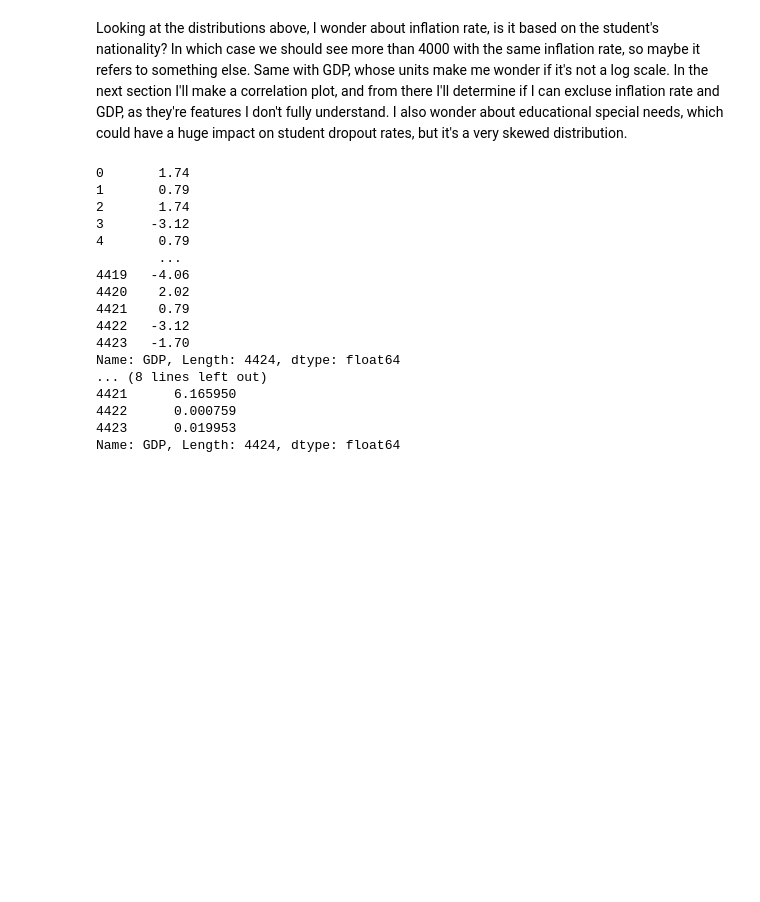
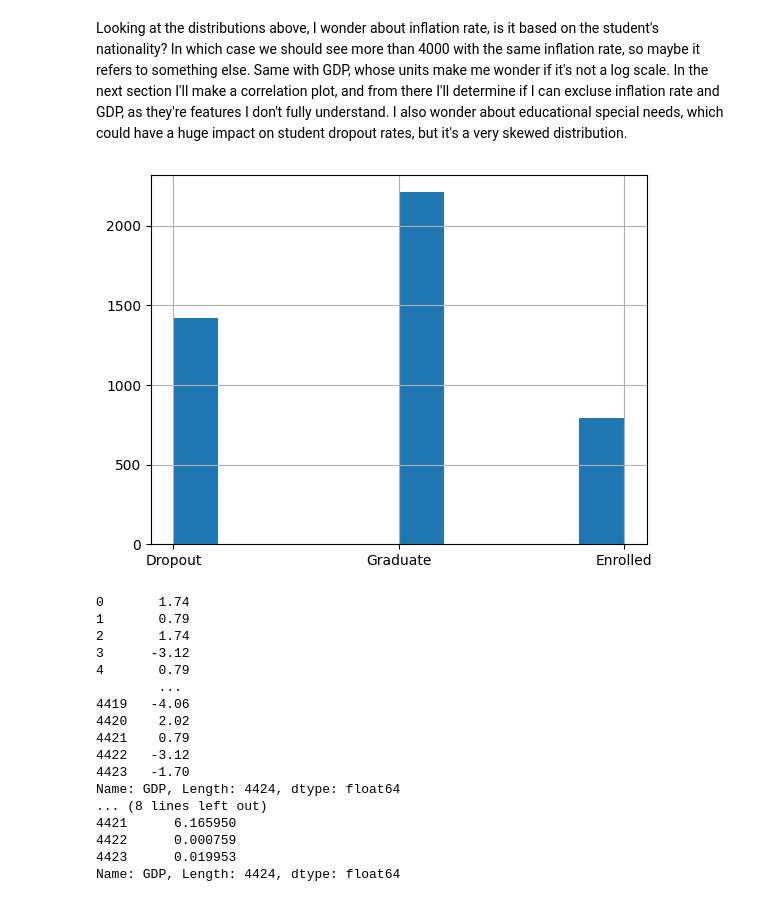
Before and after one commit to bktakacs/Student-Academic-Outcome-Prediction-Capstone, a Jupyter notebook: data_wrangling_c2.ipynb, the cells around one changed output. Saved outputs shown, nothing was run; the diff lists cells and outputs as text; code cells hidden in the pictures; blank space fills up the shorter version.

```diff
--- a/data_wrangling_c2.ipynb
+++ b/data_wrangling_c2.ipynb
@@ -184,5 +210,10 @@ plt.subplots_adjust(hspace=0.5)
 # %% [markdown]
 Looking at the distributions above, I wonder about inflation rate, is it based on the student's nationality? In which case we should see more than 4000 with the same inflation rate, so maybe it refers to something else. Same with GDP, whose units make me wonder if it's not a log scale. In the next section I'll make a correlation plot, and from there I'll determine if I can excluse inflation rate and GDP, as they're features I don't fully understand. I also wonder about educational special needs, which could have a huge impact on student dropout rates, but it's a very skewed distribution.
+# %%
+df.Target.hist()
+plt.show()
+# %% [output]
+[figure, added]
 # %%
 print(df.GDP)
 print(10**(df.GDP))
```
Also changed, not shown: parts of 5 cells of this notebook, 38 other files.
